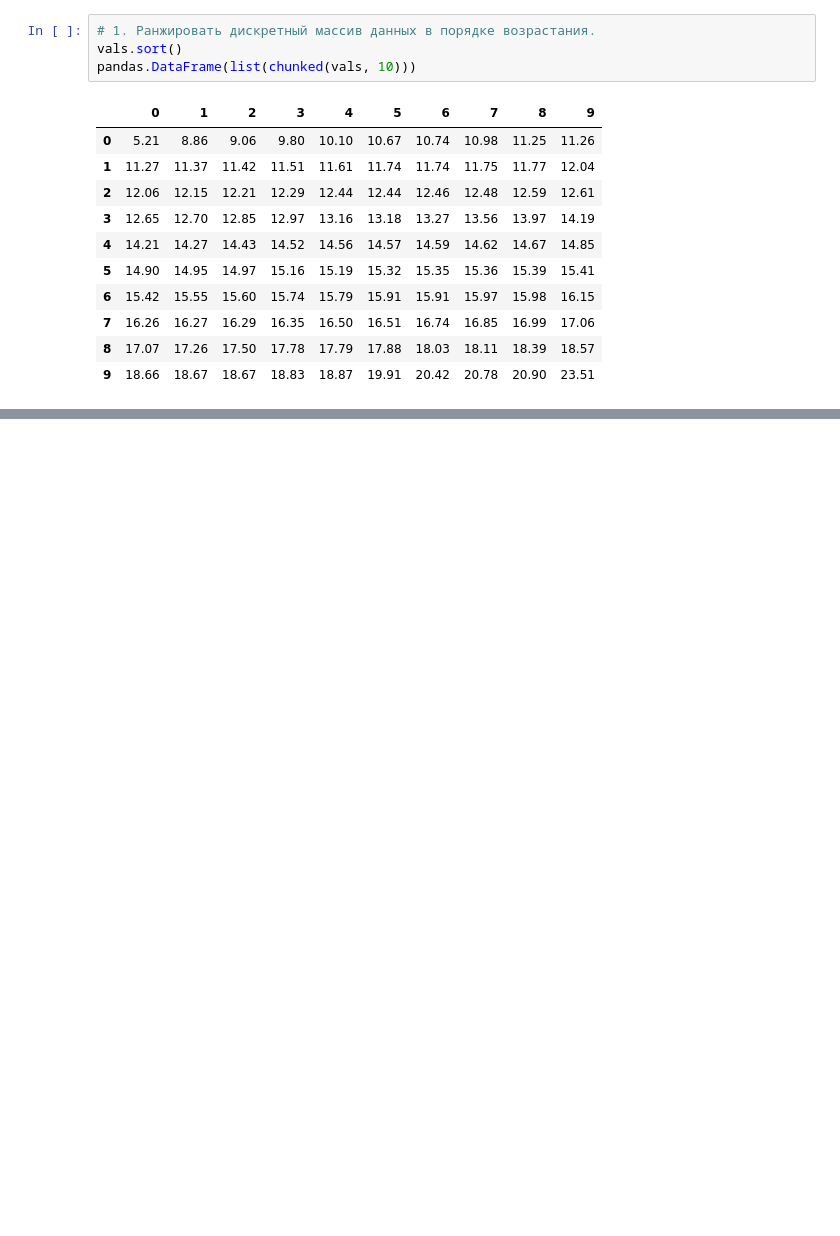
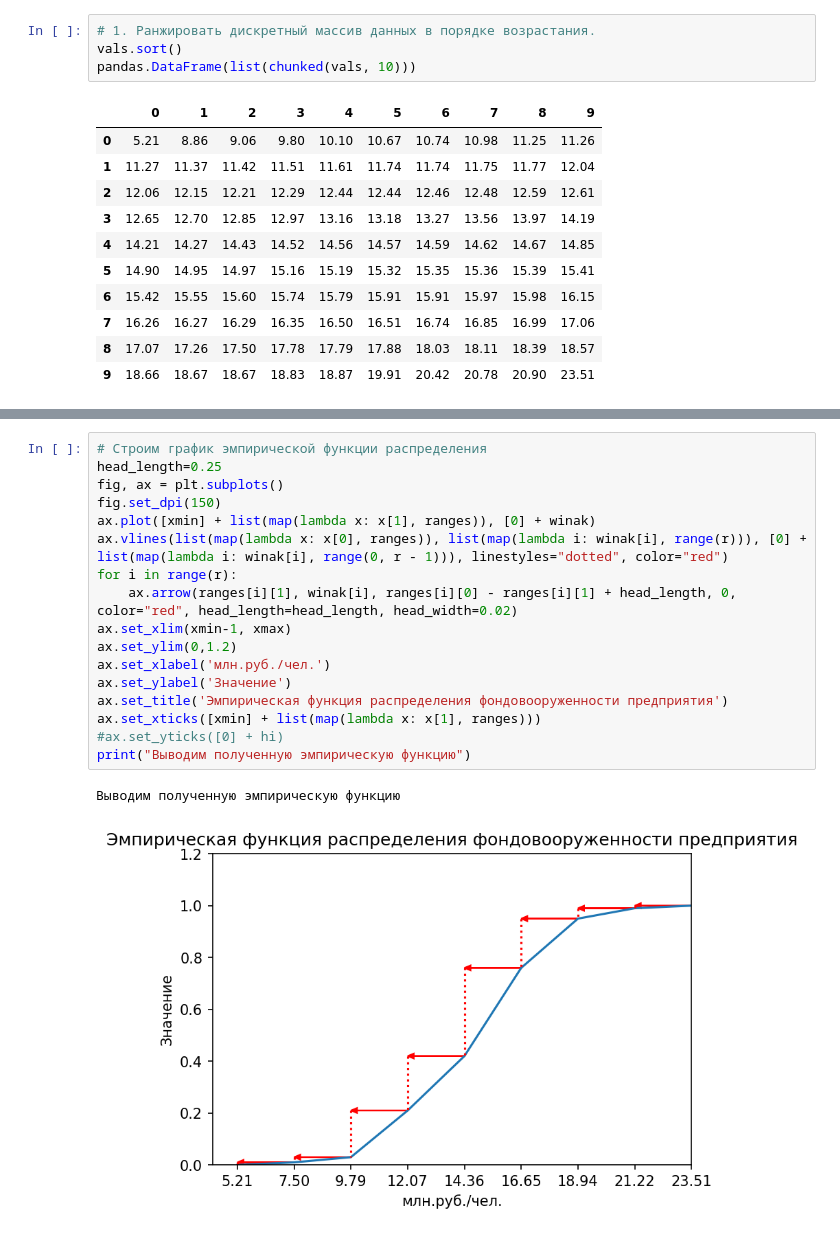
Before and after one commit to TheDeaX-Lab/econometric_lab1, a Jupyter notebook: test.ipynb, the cells around one changed output, grey strips where cells are left out. Drawn from its saved outputs; the diff is of its cells as text; blank space fills up the shorter version.

```diff
--- a/test.ipynb
+++ b/test.ipynb
@@ -122,0 +153,20 @@ xmin, xmax, delta
+# %%
+# Строим график эмпирической функции распределения
+head_length=0.25
+fig, ax = plt.subplots()
+fig.set_dpi(150)
+ax.plot([xmin] + list(map(lambda x: x[1], ranges)), [0] + winak)
+ax.vlines(list(map(lambda x: x[0], ranges)), list(map(lambda i: winak[i], range(r))), [0] + list(map(lambda i: winak[i], range(0, r - 1))), linestyles="dotted", color="red")
+for i in range(r):
+    ax.arrow(ranges[i][1], winak[i], ranges[i][0] - ranges[i][1] + head_length, 0, color="red", head_length=head_length, head_width=0.02)
+ax.set_xlim(xmin-1, xmax)
+ax.set_ylim(0,1.2)
+ax.set_xlabel('млн.руб./чел.')
+ax.set_ylabel('Значение')
+ax.set_title('Эмпирическая функция распределения фондовооруженности предприятия')
+ax.set_xticks([xmin] + list(map(lambda x: x[1], ranges)))
+#ax.set_yticks([0] + hi)
+print("Выводим полученную эмпирическую функцию")
+# %% [output]
+Выводим полученную эмпирическую функцию
+[figure, added]
```
Also changed, not shown: parts of 9 cells of this notebook, 1 other file.
